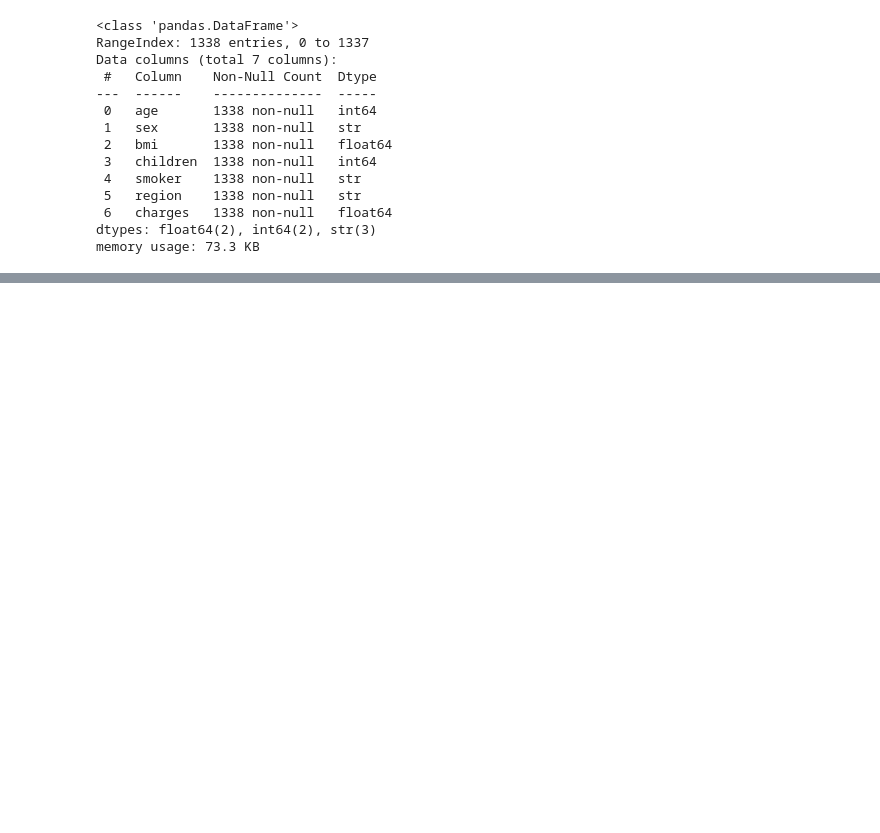
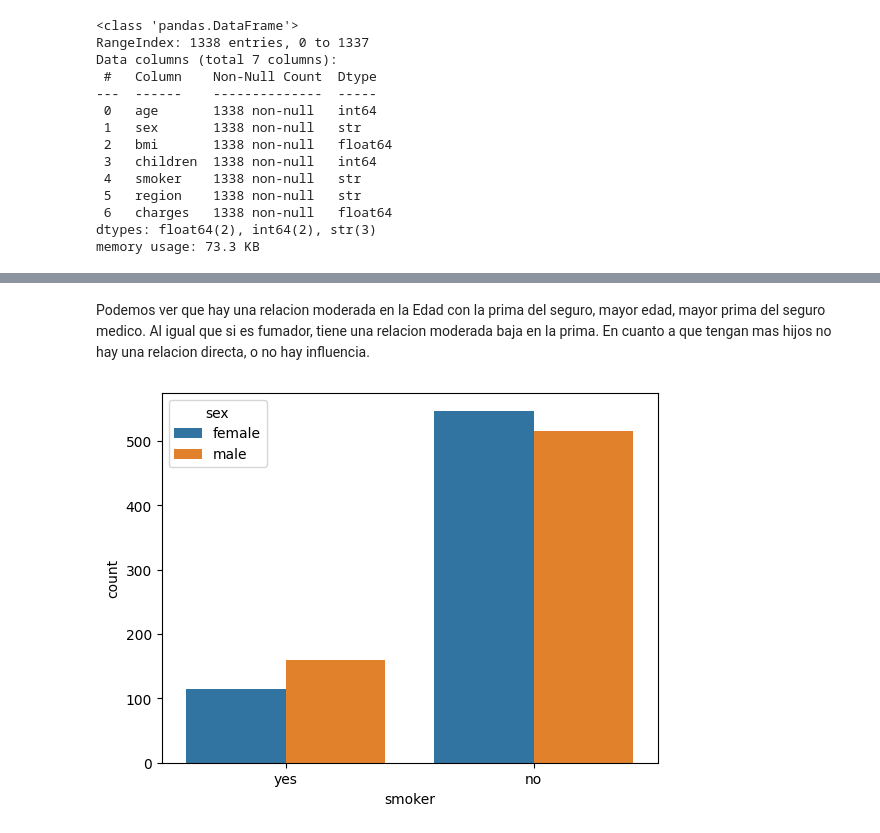
Before and after one commit to LeandroR093/Regresion-Lineal, a Jupyter notebook: src/explore.ipynb, the cells around one changed output, grey strips where cells are left out. Saved outputs shown, nothing was run; the diff lists cells and outputs as text; code cells hidden in the pictures; blank space fills up the shorter version.

```diff
--- a/src/explore.ipynb
+++ b/src/explore.ipynb
@@ -33,0 +107,8 @@ df.to_csv('../data/raw/datos_crudos.csv')
+# %% [markdown]
+Podemos ver que hay una relacion moderada en la Edad con la prima del seguro, mayor edad, mayor prima del seguro medico. Al igual que si es fumador, tiene una relacion moderada baja en la prima.
+En cuanto a que tengan mas hijos no hay una relacion directa, o no hay influencia.
+# %%
+sns.countplot(data = df, x= 'smoker', hue='sex')
+plt.show()
+# %% [output]
+[figure, added]
```
Also changed, not shown: parts of 18 cells of this notebook.
